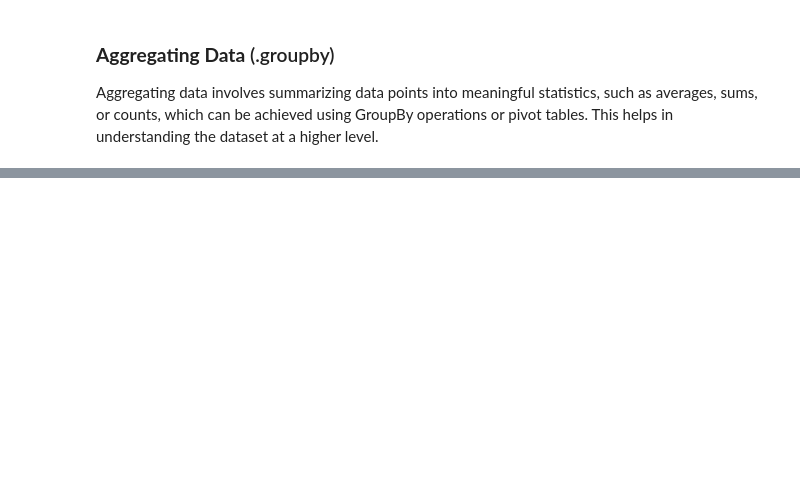
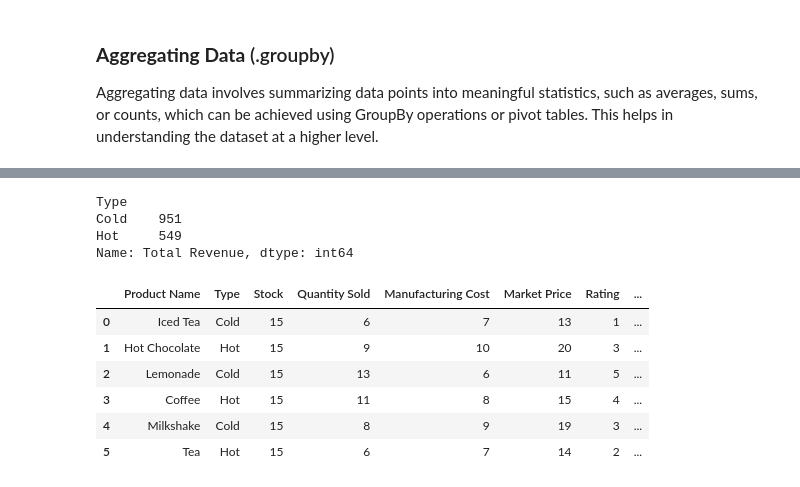
Before and after one commit to hiriyoshi/DataAnalytics, a Jupyter notebook: Module 4 - Pandas/pandas_basics.ipynb, the cells around one changed output, grey strips where cells are left out. Cells and saved outputs as stored; diff of their text form; code cells hidden in the pictures; blank space fills up the shorter version.

```diff
--- a/Module 4 - Pandas/pandas_basics.ipynb
+++ b/Module 4 - Pandas/pandas_basics.ipynb
@@ -546,0 +605,4 @@ This helps in understanding the dataset at a higher level.
+# %%
+# Step 2: Change data type to category
+sales_df["Type"] = sales_df["Type"].astype("category")
+sales_df.info()
@@ -546,0 +648,21 @@ This helps in understanding the dataset at a higher level.
+# %%
+# Step 4: Get the total revenue based from type column of hot and cold beverages combined
+total_revenue_based_on_type = sales_df.groupby("Type")["Total Revenue"].sum()
+total_revenue_based_on_type
+# %% [output]
+Type
+Cold    951
+Hot     549
+Name: Total Revenue, dtype: int64
+# %%
+# Default: Take the first 5 rows of your dataframe
+sales_df.head()
+sales_df.head(6)
+# %% [output]
+|  | Product Name | Type | Stock | Quantity Sold | Manufacturing Cost | Market Price | Rating | ... |
+| 0 | Iced Tea | Cold | 15 | 6 | 7 | 13 | 1 | ... |
+| 1 | Hot Chocolate | Hot | 15 | 9 | 10 | 20 | 3 | ... |
+| 2 | Lemonade | Cold | 15 | 13 | 6 | 11 | 5 | ... |
+| 3 | Coffee | Hot | 15 | 11 | 8 | 15 | 4 | ... |
+| 4 | Milkshake | Cold | 15 | 8 | 9 | 19 | 3 | ... |
+| 5 | Tea | Hot | 15 | 6 | 7 | 14 | 2 | ... |
```
Also changed, not shown: parts of 8 cells of this notebook.
